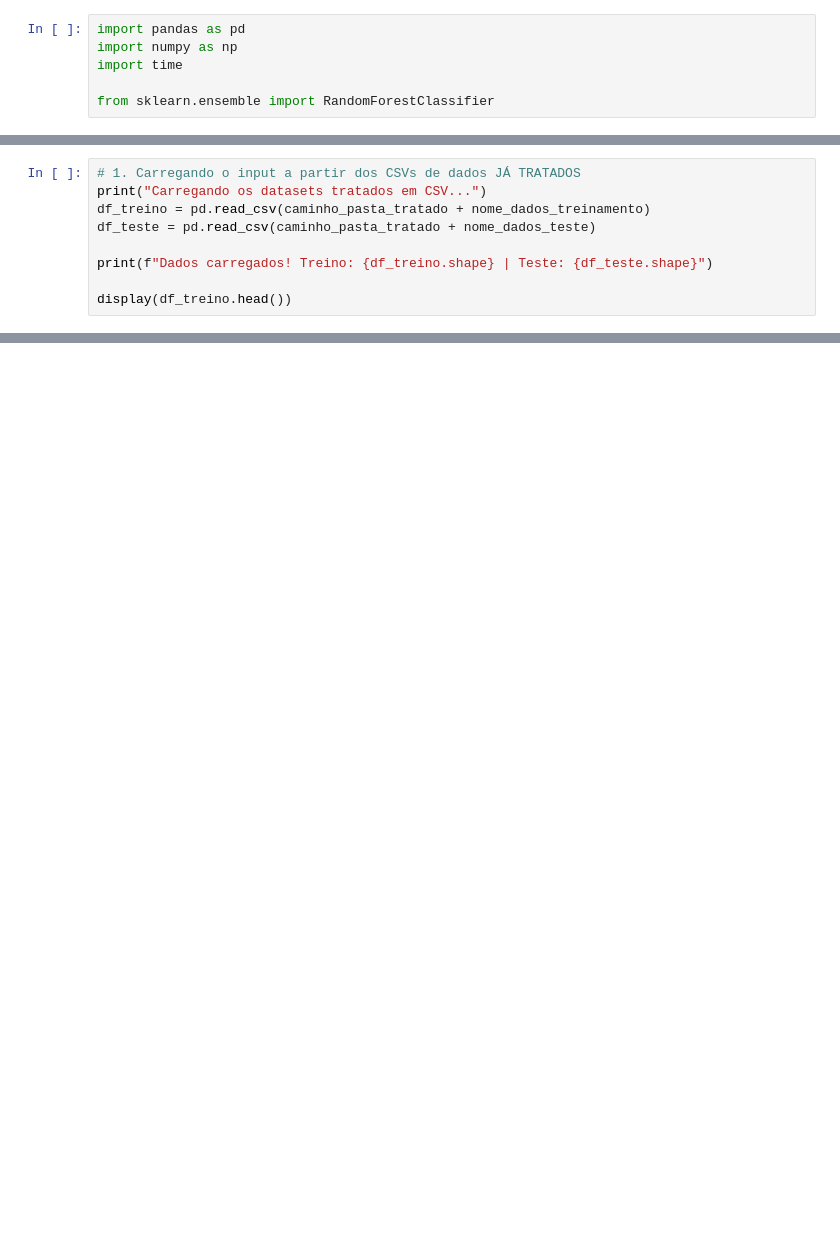
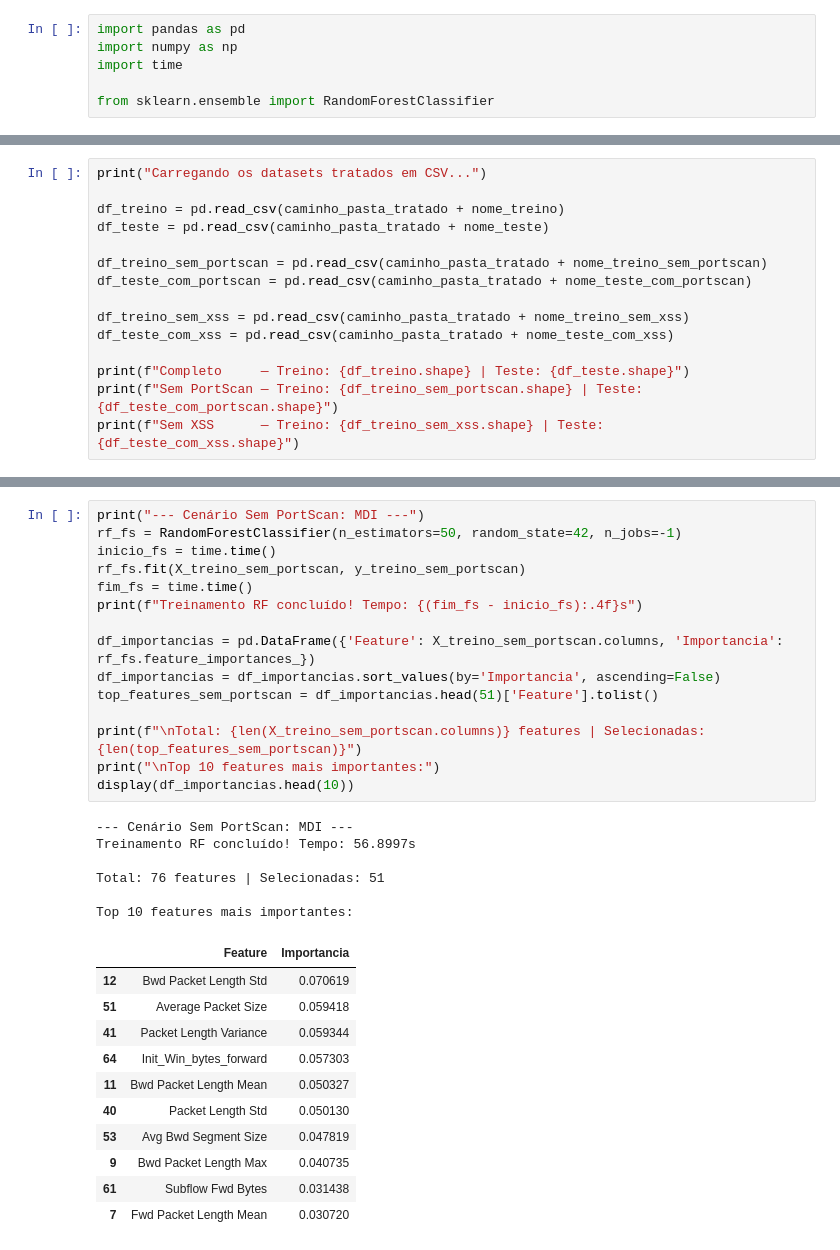
Before and after one commit to dubortoto/Laboratorio-TCC, a Jupyter notebook: scripts/Redução de Dimensionalidade/Redução de Dimensionalidade - cicids2017.ipynb, the cells around one changed output, grey strips where cells are left out. Drawn from its saved outputs; the diff is of its cells as text; blank space fills up the shorter version.

Commit message:
Dados funcionando

```diff
--- a/scripts/Redução de Dimensionalidade/Redução de Dimensionalidade - cicids2017.ipynb
+++ b/scripts/Redução de Dimensionalidade/Redução de Dimensionalidade - cicids2017.ipynb
@@ -17,11 +37,17 @@ nome_dados_teste_reduzidos = 'Redução de Dimensionalidade/cicids2017_teste_red
 # %%
-# 1. Carregando o input a partir dos CSVs de dados JÁ TRATADOS
 print("Carregando os datasets tratados em CSV...")
-df_treino = pd.read_csv(caminho_pasta_tratado + nome_dados_treinamento)
-df_teste = pd.read_csv(caminho_pasta_tratado + nome_dados_teste)
 
-print(f"Dados carregados! Treino: {df_treino.shape} | Teste: {df_teste.shape}")
+df_treino = pd.read_csv(caminho_pasta_tratado + nome_treino)
+df_teste = pd.read_csv(caminho_pasta_tratado + nome_teste)
 
-display(df_treino.head())
+df_treino_sem_portscan = pd.read_csv(caminho_pasta_tratado + nome_treino_sem_portscan)
+df_teste_com_portscan = pd.read_csv(caminho_pasta_tratado + nome_teste_com_portscan)
+
+df_treino_sem_xss = pd.read_csv(caminho_pasta_tratado + nome_treino_sem_xss)
+df_teste_com_xss = pd.read_csv(caminho_pasta_tratado + nome_teste_com_xss)
+
+print(f"Completo     — Treino: {df_treino.shape} | Teste: {df_teste.shape}")
+print(f"Sem PortScan — Treino: {df_treino_sem_portscan.shape} | Teste: {df_teste_com_portscan.shape}")
+print(f"Sem XSS      — Treino: {df_treino_sem_xss.shape} | Teste: {df_teste_com_xss.shape}")
 # %% [output]
 Carregando os datasets tratados em CSV...
@@ -176,0 +155,33 @@ Dataset de teste reduzido salvo em: ../../dataset tratado/cicids2017/Redução d
+# %%
+print("--- Cenário Sem PortScan: MDI ---")
+rf_fs = RandomForestClassifier(n_estimators=50, random_state=42, n_jobs=-1)
+inicio_fs = time.time()
+rf_fs.fit(X_treino_sem_portscan, y_treino_sem_portscan)
+fim_fs = time.time()
+print(f"Treinamento RF concluído! Tempo: {(fim_fs - inicio_fs):.4f}s")
+
+df_importancias = pd.DataFrame({'Feature': X_treino_sem_portscan.columns, 'Importancia': rf_fs.feature_importances_})
+df_importancias = df_importancias.sort_values(by='Importancia', ascending=False)
+top_features_sem_portscan = df_importancias.head(51)['Feature'].tolist()
+
+print(f"\nTotal: {len(X_treino_sem_portscan.columns)} features | Selecionadas: {len(top_features_sem_portscan)}")
+print("\nTop 10 features mais importantes:")
+display(df_importancias.head(10))
+# %% [output]
+--- Cenário Sem PortScan: MDI ---
+Treinamento RF concluído! Tempo: 56.8997s
+
+Total: 76 features | Selecionadas: 51
+
+Top 10 features mais importantes:
+|  | Feature | Importancia |
+| 12 | Bwd Packet Length Std | 0.070619 |
+| 51 | Average Packet Size | 0.059418 |
+| 41 | Packet Length Variance | 0.059344 |
+| 64 | Init_Win_bytes_forward | 0.057303 |
+| 11 | Bwd Packet Length Mean | 0.050327 |
+| 40 | Packet Length Std | 0.050130 |
+| 53 | Avg Bwd Segment Size | 0.047819 |
+| 9 | Bwd Packet Length Max | 0.040735 |
+| 61 | Subflow Fwd Bytes | 0.031438 |
+| 7 | Fwd Packet Length Mean | 0.030720 |
```
Also changed, not shown: parts of 12 cells of this notebook, 7 other files.
